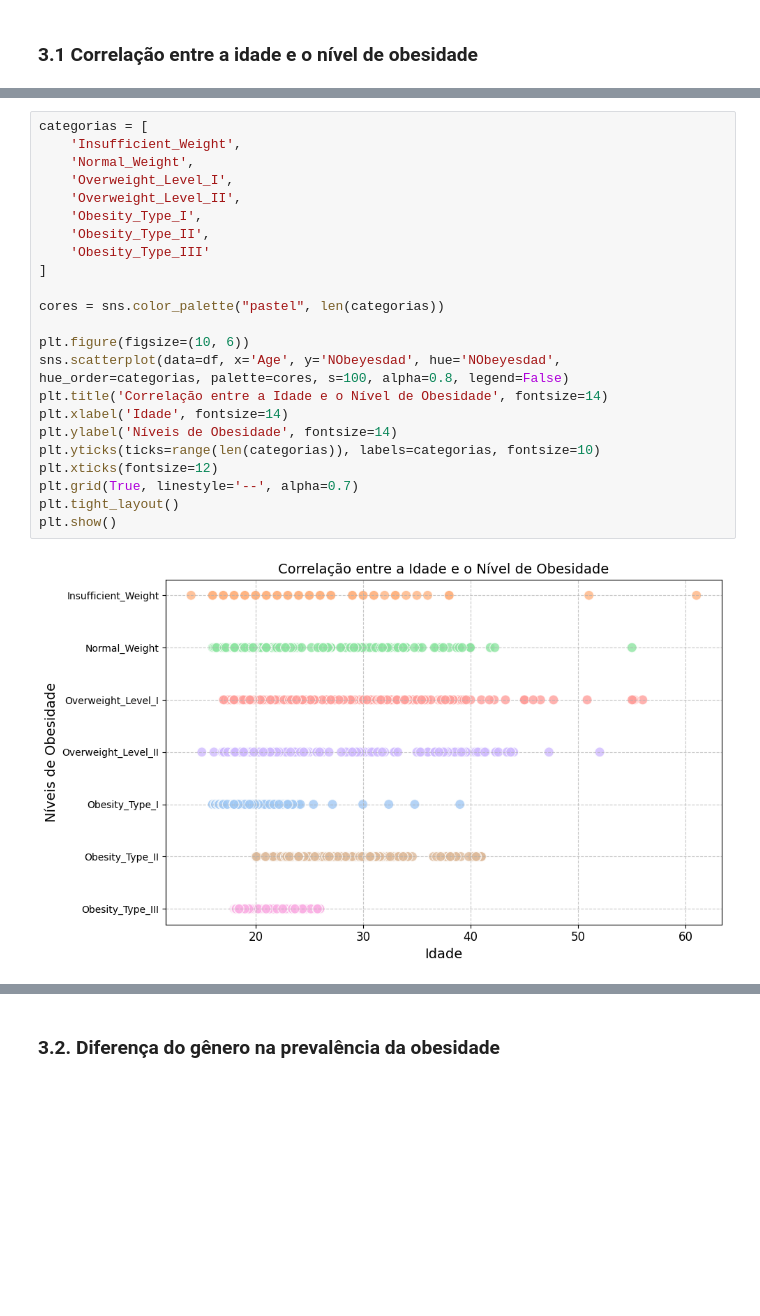
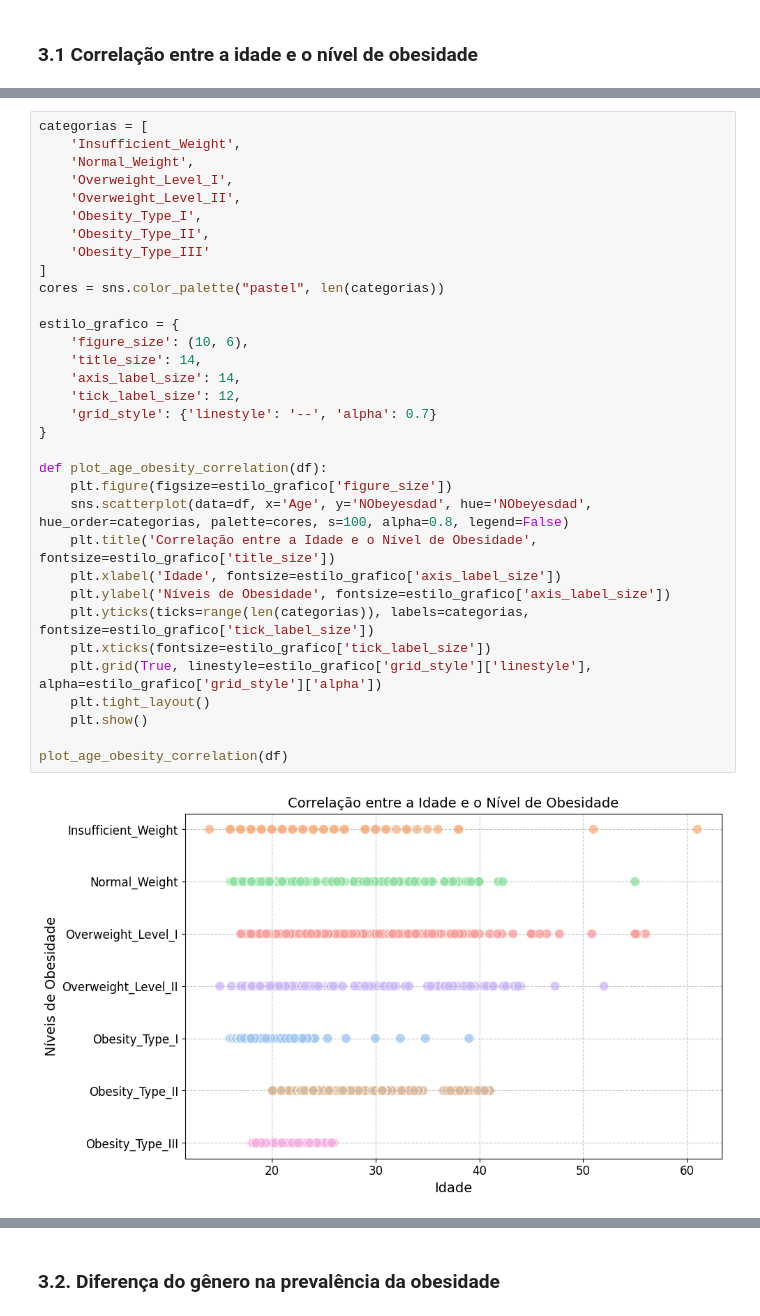
Before and after one commit to atlantico-academy/equipe5-2024.1, a Jupyter notebook: notebooks/analise.ipynb, the cells around one changed output, grey strips where cells are left out. Cells and saved outputs as stored; diff of their text form; blank space fills up the shorter version.

```diff
--- a/notebooks/analise.ipynb
+++ b/notebooks/analise.ipynb
@@ -219,25 +227,35 @@ dicionario.to_csv('../data/external/dictionary.csv', index=False)
 # %%
 categorias = [
     'Insufficient_Weight',
     'Normal_Weight',
     'Overweight_Level_I',
     'Overweight_Level_II',
     'Obesity_Type_I',
     'Obesity_Type_II',
     'Obesity_Type_III'
 ]
-
 cores = sns.color_palette("pastel", len(categorias))
 
-plt.figure(figsize=(10, 6))
-sns.scatterplot(data=df, x='Age', y='NObeyesdad', hue='NObeyesdad', hue_order=categorias, palette=cores, s=100, alpha=0.8, legend=False)
-plt.title('Correlação entre a Idade e o Nível de Obesidade', fontsize=14)
-plt.xlabel('Idade', fontsize=14)
-plt.ylabel('Níveis de Obesidade', fontsize=14)
-plt.yticks(ticks=range(len(categorias)), labels=categorias, fontsize=10)
-plt.xticks(fontsize=12)
-plt.grid(True, linestyle='--', alpha=0.7)
-plt.tight_layout()
-plt.show()
+estilo_grafico = {
+    'figure_size': (10, 6),
+    'title_size': 14,
+    'axis_label_size': 14,
+    'tick_label_size': 12,
+    'grid_style': {'linestyle': '--', 'alpha': 0.7}
+}
+
+def plot_age_obesity_correlation(df):
+    plt.figure(figsize=estilo_grafico['figure_size'])
+    sns.scatterplot(data=df, x='Age', y='NObeyesdad', hue='NObeyesdad', hue_order=categorias, palette=cores, s=100, alpha=0.8, legend=False)
+    plt.title('Correlação entre a Idade e o Nível de Obesidade', fontsize=estilo_grafico['title_size'])
+    plt.xlabel('Idade', fontsize=estilo_grafico['axis_label_size'])
+    plt.ylabel('Níveis de Obesidade', fontsize=estilo_grafico['axis_label_size'])
+    plt.yticks(ticks=range(len(categorias)), labels=categorias, fontsize=estilo_grafico['tick_label_size'])
+    plt.xticks(fontsize=estilo_grafico['tick_label_size'])
+    plt.grid(True, linestyle=estilo_grafico['grid_style']['linestyle'], alpha=estilo_grafico['grid_style']['alpha'])
+    plt.tight_layout()
+    plt.show()
+
+plot_age_obesity_correlation(df)
 # %% [output]
-[figure, old version]
+[figure, new version]
```
Also changed, not shown: parts of 48 cells of this notebook, 3 other files.
